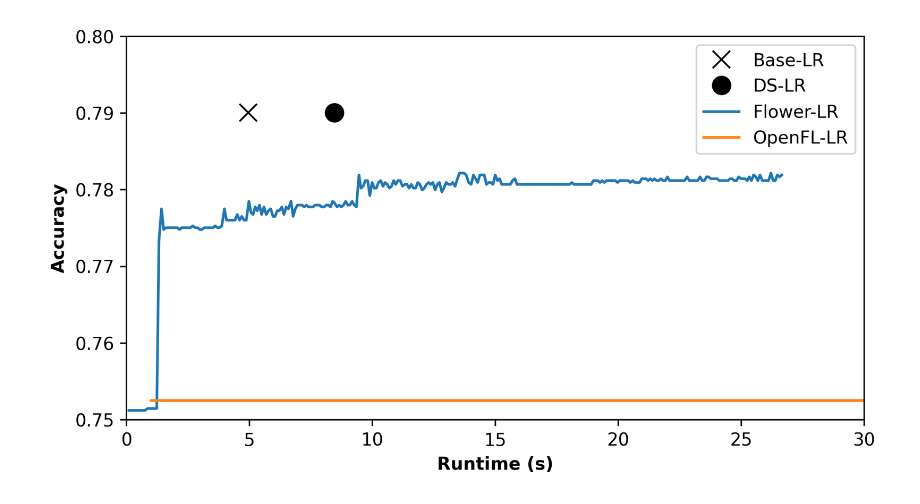
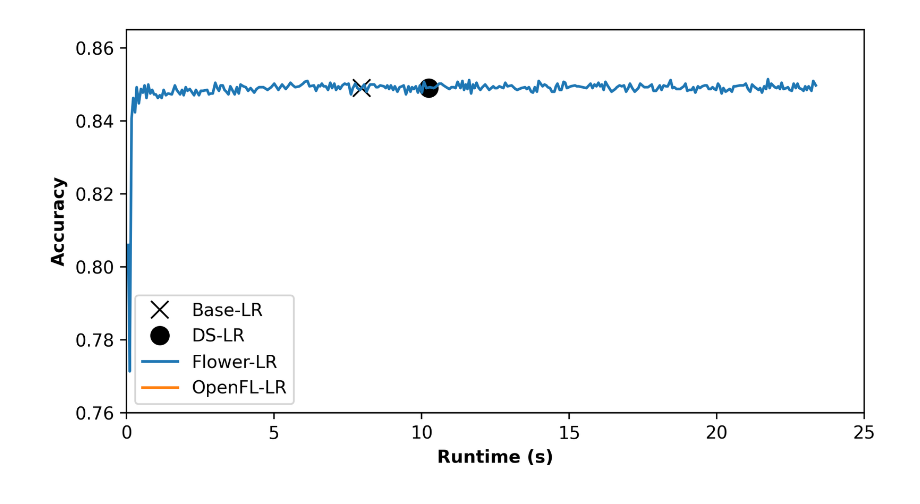
Before and after one commit to KoSpades/testGround, a Jupyter notebook: OverheadAnalysis/income_acc_plot.ipynb, the cells around one changed output. Cells and saved outputs as stored; diff of their text form; code cells hidden in the pictures.

```diff
--- a/OverheadAnalysis/income_acc_plot.ipynb
+++ b/OverheadAnalysis/income_acc_plot.ipynb
@@ -3,8 +3,8 @@ import numpy as np
 import pandas as pd
 import matplotlib.pyplot as plt
 
-base_acc_time = [4.95, 0.79003]
-ds_acc_time = [8.45, 0.79003]
+base_acc_time = [7.975, 0.849]
+ds_acc_time = [10.25, 0.849]
 # %%
 income_acc_df = pd.read_csv("income_flower_acc.txt").iloc[:, 1]
 
@@ -23,35 +23,35 @@ for i in range(len(income_time_df)):
 for i in range(1, len(income_time_arr)):
     income_time_arr[i] = income_time_arr[i] - income_time_arr[0]
 # %%
-openfl_df = pd.read_csv("income_openfl.txt", header=None, sep="\t")
+openfl_df = pd.read_csv("income_openfl.txt", header=None)
 openfl_time_arr = np.array(openfl_df.iloc[:,0])
 openfl_acc_arr = np.array(openfl_df.iloc[:,1])
 # %%
 plt.figure(figsize=(7.5, 4), dpi=320)
 
 plt.plot(base_acc_time[0],
          base_acc_time[1],
          marker='x',
          markersize=10,
          color="k",
          linewidth=0,
          label="Base-LR")
 plt.plot(ds_acc_time[0],
          ds_acc_time[1],
          marker='o',
          markersize=10,
          color="k",
          linewidth=0,
          label="DS-LR")
 plt.plot(income_time_arr[1:], income_acc_arr[1:], label="Flower-LR")
 plt.plot(openfl_time_arr, openfl_acc_arr, label="OpenFL-LR")
 plt.xlabel("Runtime (s)", fontweight="bold")
 plt.ylabel("Accuracy", fontweight="bold")
 plt.legend()
-plt.xlim([0, 30])
-plt.ylim([0.750, 0.800])
+plt.xlim([0, 25])
+plt.ylim([0.760, 0.865])
 plt.savefig("income_8.pdf",
             facecolor="w",
             bbox_inches='tight',)
 # %% [output]
-[figure, old version]
+[figure, new version]
```
Also changed, not shown: parts of 1 cell of this notebook, 15 other files.
